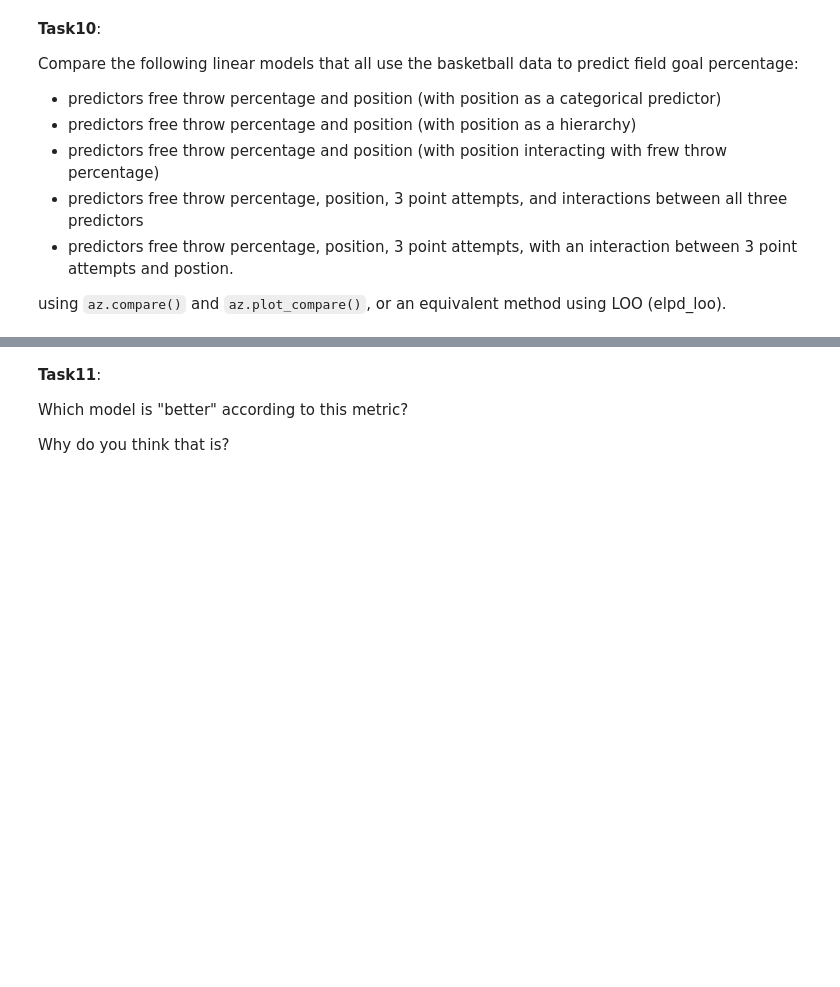
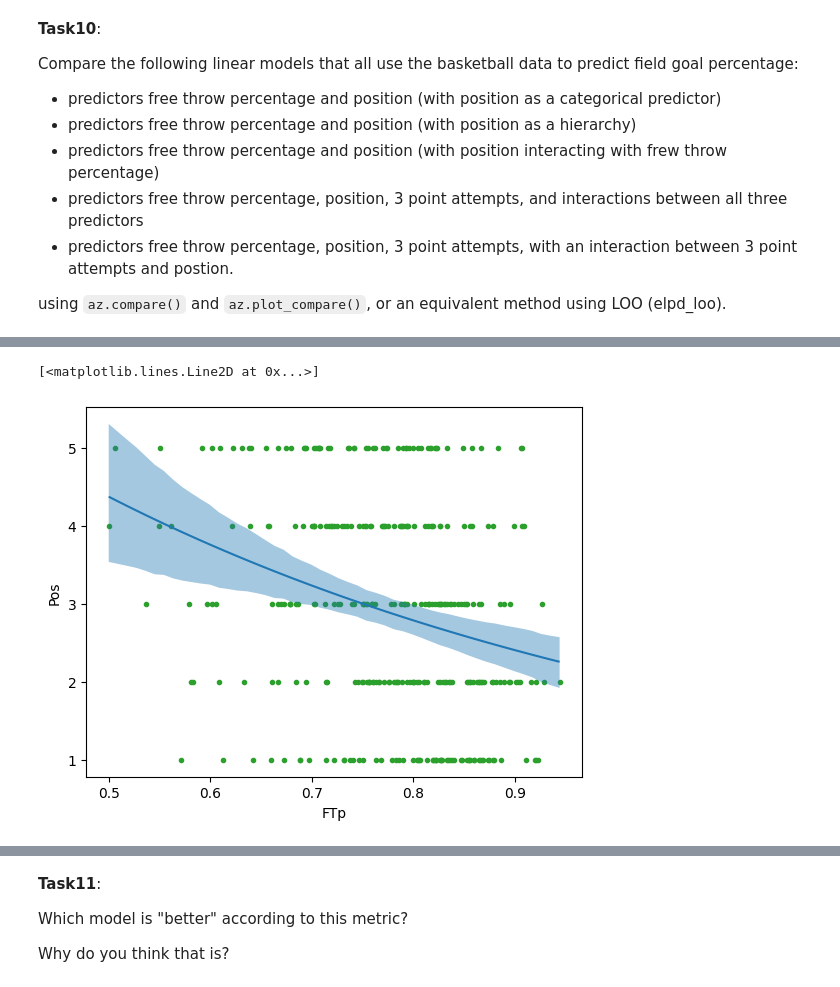
Before and after one commit to rheazh/Data-Analysis, a Jupyter notebook: Rhea's_Unit6ExercisesSF.ipynb, the cells around one changed output, grey strips where cells are left out. Drawn from its saved outputs; the diff is of its cells as text; code cells hidden in the pictures; blank space fills up the shorter version.

```diff
--- a/Rhea's_Unit6ExercisesSF.ipynb
+++ b/Rhea's_Unit6ExercisesSF.ipynb
@@ -218,0 +299,7 @@ TypeError: Encountered error in ELPD computation of compare.
+# %%
+#we put the priors that aren't normal or half normal with mean 0 and sigma 1
+#in a dict
+priors ={"FTp" : bmb.Prior("Normal", mu=0,sigma=10), "alpha" : bmb.Prior("HalfNormal",sigma=10)}
+
+#This creates a skeleton of the model; it hasn't run MCMC or created a posterior yet
+model_bb_bmb = bmb.Model("Pos ~ FTp", bb, family = "negativebinomial", priors=priors)
@@ -218,0 +321,3 @@ TypeError: Encountered error in ELPD computation of compare.
+# %%
+#this is bambi's equivalent of pm.sample()
+idata_bb_bmb = model_bb_bmb.fit(idata_kwargs={"log_likelihood":True})
@@ -218,0 +329,6 @@ TypeError: Encountered error in ELPD computation of compare.
+# %%
+bmb.interpret.plot_predictions(model_bb_bmb, idata_bb_bmb, "FTp")
+plt.plot(bb.FTp, bb.Pos, "C2.", zorder=-3)
+# %% [output]
+[<matplotlib.lines.Line2D at 0x...>]
+[figure, added]
```
Also changed, not shown: parts of 43 cells of this notebook.
